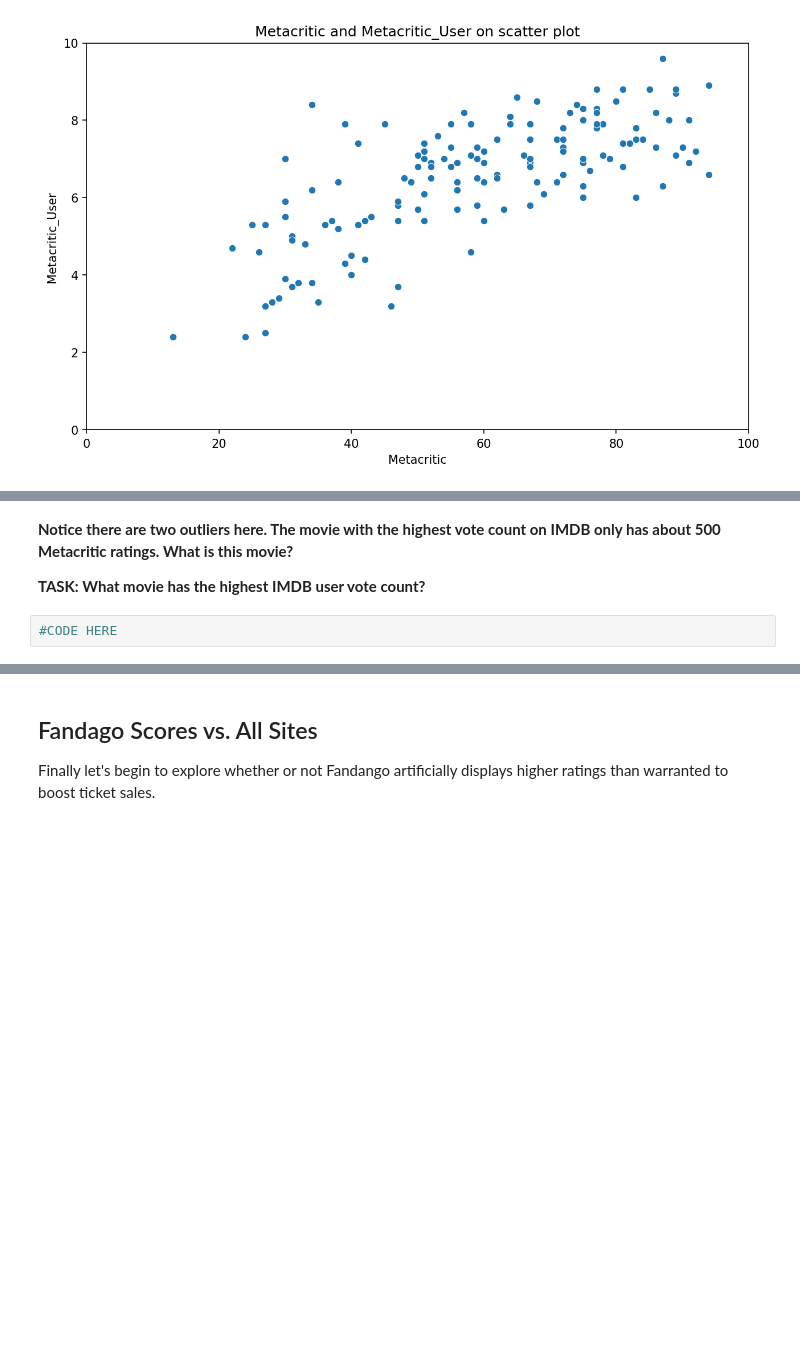
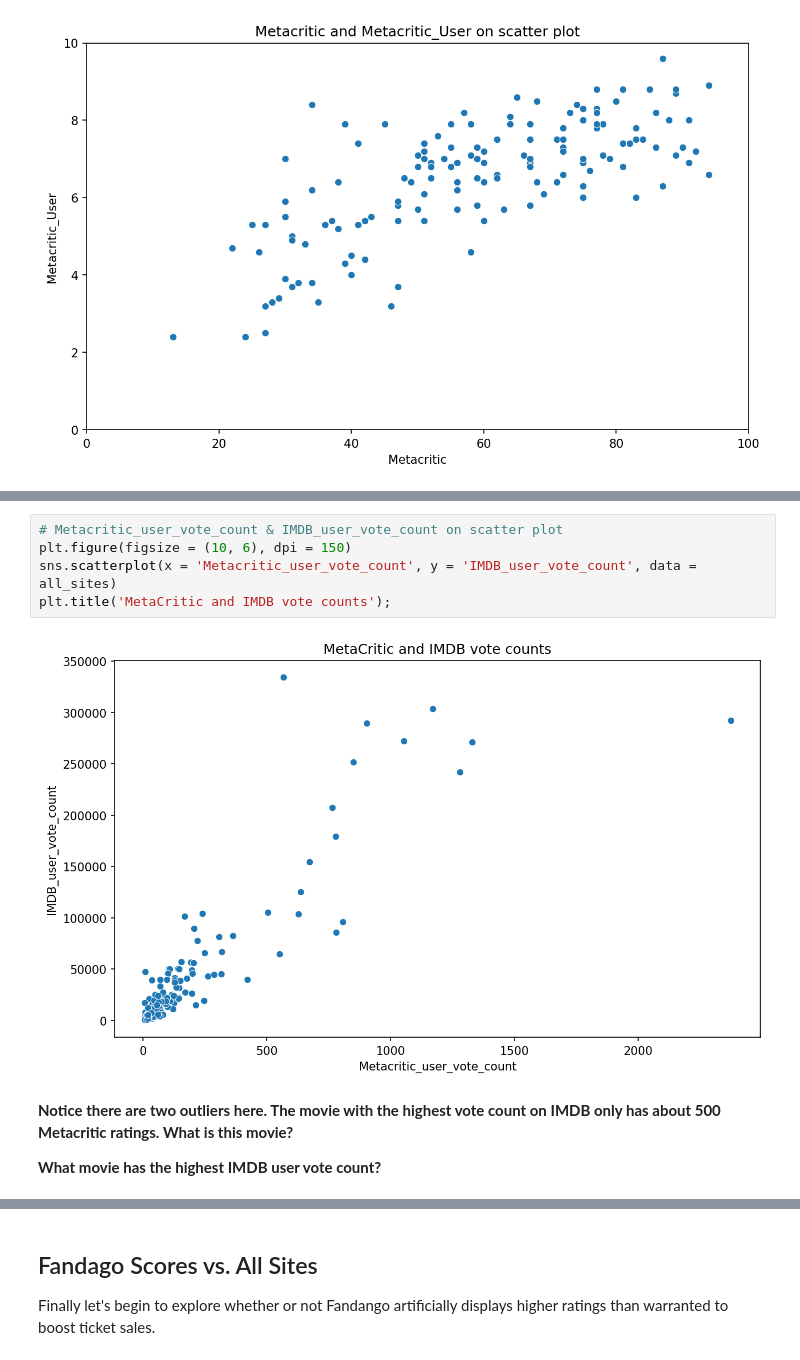
Before and after one commit to FarzinRad/Comparison-online-movie-score, a Jupyter notebook: Comparison-online-movie-score .ipynb, the cells around one changed output, grey strips where cells are left out. Cells and saved outputs as stored; diff of their text form; blank space fills up the shorter version.

Commit message:
IMDB analysis add

```diff
--- a/Comparison-online-movie-score .ipynb
+++ b/Comparison-online-movie-score .ipynb
@@ -494,6 +488,11 @@ Finally let's explore IMDB. Notice that both Metacritic and IMDB report back vot
+# %%
+# Metacritic_user_vote_count & IMDB_user_vote_count on scatter plot
+plt.figure(figsize = (10, 6), dpi = 150)
+sns.scatterplot(x = 'Metacritic_user_vote_count', y = 'IMDB_user_vote_count', data = all_sites)
+plt.title('MetaCritic and IMDB vote counts');
+# %% [output]
+[figure, added]
 # %% [markdown]
 **Notice there are two outliers here. The movie with the highest vote count on IMDB only has about 500 Metacritic ratings. What is this movie?**
 
-**TASK: What movie has the highest IMDB user vote count?**
+**What movie has the highest IMDB user vote count?**
-# %%
-#CODE HERE
```
Also changed, not shown: parts of 9 cells of this notebook.
